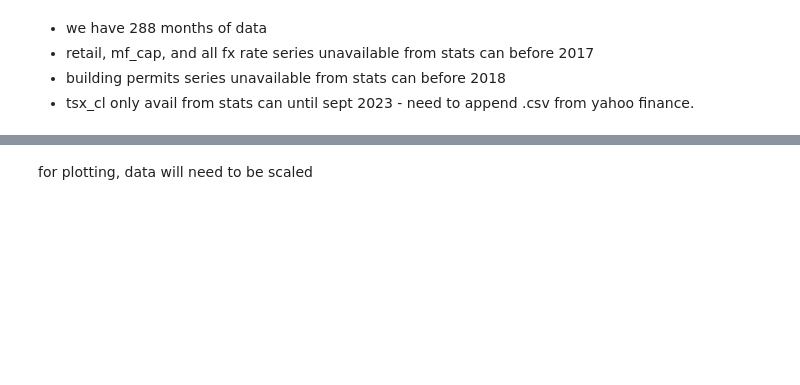
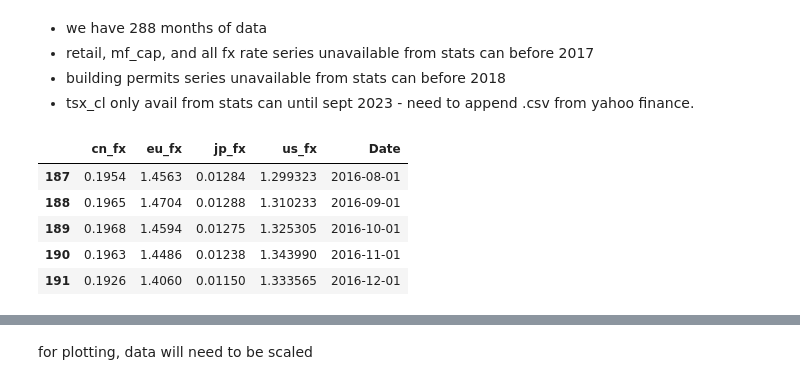
Before and after one commit to FleaBusyBeeBergs/dtsa5511-final-project, a Jupyter notebook: dtsa5511_final_project.ipynb, the cells around one changed output, grey strips where cells are left out. Drawn from its saved outputs; the diff is of its cells as text; code cells hidden in the pictures; blank space fills up the shorter version.

```diff
--- a/dtsa5511_final_project.ipynb
+++ b/dtsa5511_final_project.ipynb
@@ -448,6 +463,13 @@ print(data.info())
 # %%
 url = 'https://raw.githubusercontent.com/FleaBusyBeeBergs/dtsa5511-final-project/main/data/fx-2001-2016%20-%20fx-2001-2017.csv'
 hist_fx = pd.read_csv(url)
-
-# Preview the data
-hist_fx.head()
+hist_fx['Date'] = pd.to_datetime(hist_fx['date'])
+hist_fx = hist_fx.drop(columns=['date'])
+hist_fx.tail()
+# %% [output]
+|  | cn_fx | eu_fx | jp_fx | us_fx | Date |
+| 187 | 0.1954 | 1.4563 | 0.01284 | 1.299323 | 2016-08-01 |
+| 188 | 0.1965 | 1.4704 | 0.01288 | 1.310233 | 2016-09-01 |
+| 189 | 0.1968 | 1.4594 | 0.01275 | 1.325305 | 2016-10-01 |
+| 190 | 0.1963 | 1.4486 | 0.01238 | 1.343990 | 2016-11-01 |
+| 191 | 0.1926 | 1.4060 | 0.01150 | 1.333565 | 2016-12-01 |
```
Also changed, not shown: parts of 4 cells of this notebook.
